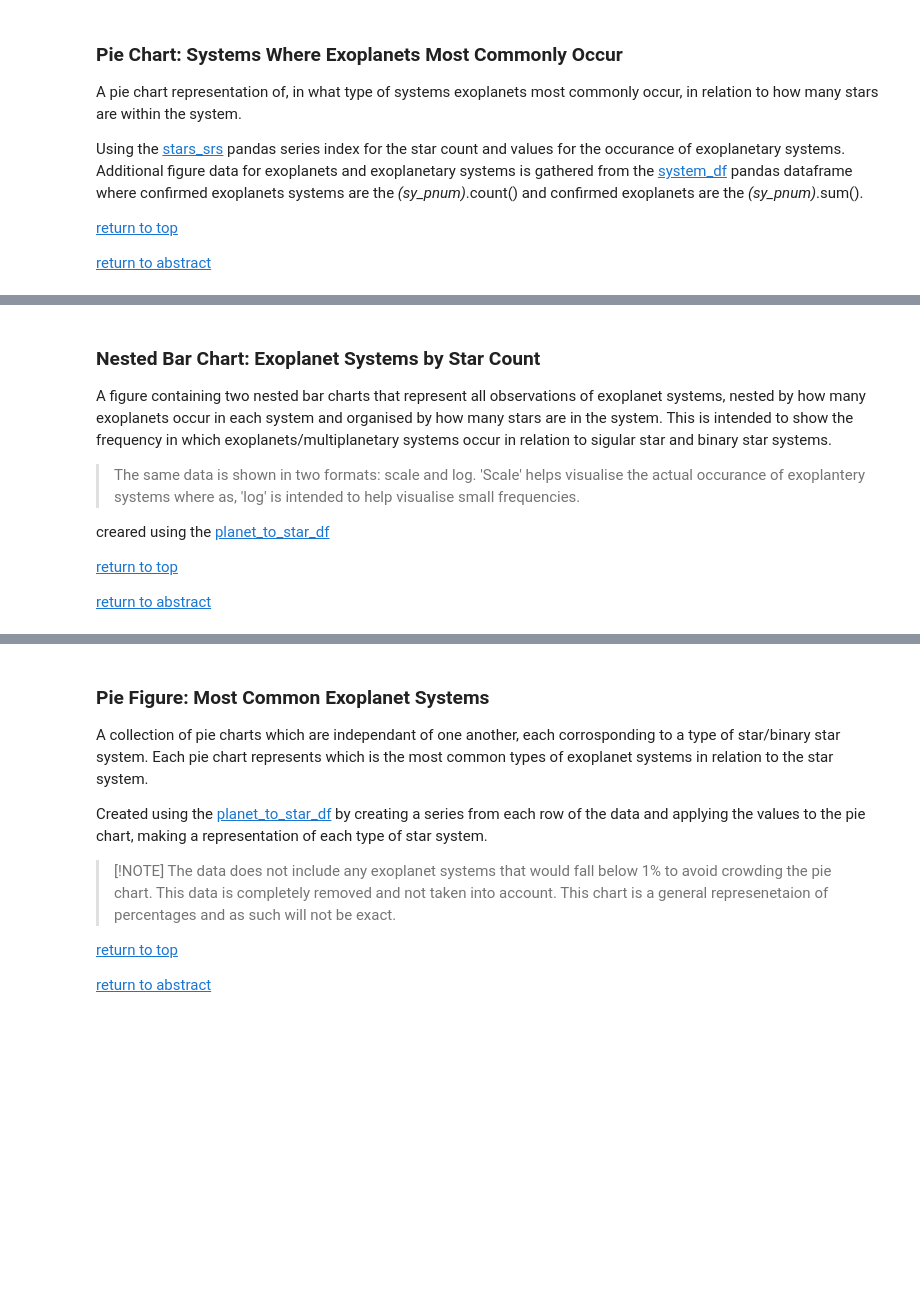
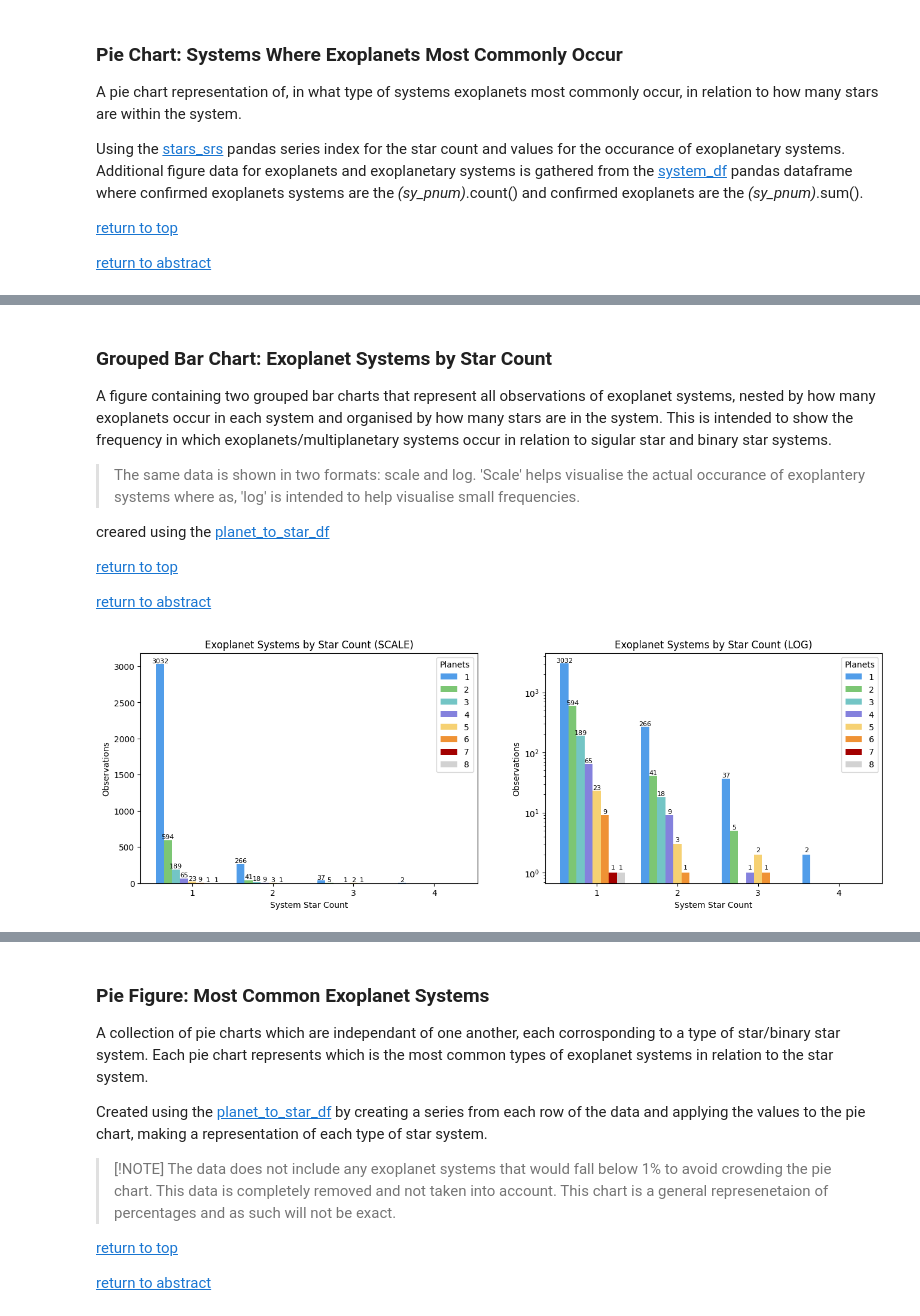
Before and after one commit to rachaellampardfrance/Exoplanetary_Systems, a Jupyter notebook: exoplanet_data.ipynb, the cells around one changed output, grey strips where cells are left out. Saved outputs shown, nothing was run; the diff lists cells and outputs as text; code cells hidden in the pictures; blank space fills up the shorter version.

```diff
--- a/exoplanet_data.ipynb
+++ b/exoplanet_data.ipynb
@@ -362,9 +407,9 @@ fig.savefig("systems_where_explanets_most_commonly_occur.png")
 # %% [markdown]
 <a id='bar_exosys_by_star'></a>
 
-### Nested Bar Chart: Exoplanet Systems by Star Count
+### Grouped Bar Chart: Exoplanet Systems by Star Count
 
-A figure containing two nested bar charts that represent all observations of exoplanet systems, nested by how many exoplanets occur in each system and organised by how many stars are in the system. This is intended to show the frequency in which exoplanets/multiplanetary systems occur in relation to sigular star and binary star systems.
+A figure containing two grouped bar charts that represent all observations of exoplanet systems, nested by how many exoplanets occur in each system and organised by how many stars are in the system. This is intended to show the frequency in which exoplanets/multiplanetary systems occur in relation to sigular star and binary star systems.
 
 > The same data is shown in two formats: scale and log. 'Scale' helps visualise the actual occurance of exoplantery systems where as, 'log' is intended to help visualise small frequencies.
 
@@ -384,42 +429,47 @@ indices = np.arange(len(planet_to_star_df))
 # for both plts (as they are the same in exception of 1 being log)
 i = 0
 while i < 2:
-    # j = 0, sy_pnum_val = j+1
-    for j, sy_pnum_val in enumerate(planet_to_star_df.columns):
+    #********************
+    # Author: ChatGPT
+    # Date: 2024
+    for j, planet_count in enumerate(planet_to_star_df.columns):
         # label = creates the planets 1-8 side labels legend
         bars = ax[i].bar(
             x=indices + j * bar_width,
-            height=planet_to_star_df[sy_pnum_val],
+            height=planet_to_star_df[planet_count],
             width=bar_width,
-            label=f'{sy_pnum_val}',
-            color=planet_color_map[sy_pnum_val]
+            label=f'{planet_count}',
+            color=planet_color_map[planet_count]
         )
 
         # print observation values atop the bars
         for bar in bars:
             yval = bar.get_height()
             if yval > 0:
                 ax[i].text(
                     bar.get_x() + bar.get_width()/2,
                     yval + 0.1, int(yval),
                     ha='center',
                     va='bottom',
                     fontsize=8,
                 )
+    # *******************
 
     ax[i].set_xlabel('System Star Count')
     ax[i].set_ylabel('Observations')
     ax[i].set_xticks(indices + bar_width * 4)
     ax[i].set_xticklabels(planet_to_star_df.index)
     ax[i].legend(title='Planets')
     i += 1
 
 ax[0].set_title('Exoplanet Systems by Star Count (SCALE)')
 
 # for visualisation of smaller data
 ax[1].set_yscale('log')
 ax[1].set_title('Exoplanet Systems by Star Count (LOG)')
 
 fig.savefig("exoplanet_systems_by_star_count.png")
+# %% [output]
+[figure, added]
 # %%
 print(f"{planet_to_star_df.index}\n{star_srs.values}")
```
Also changed, not shown: parts of 13 cells of this notebook.
